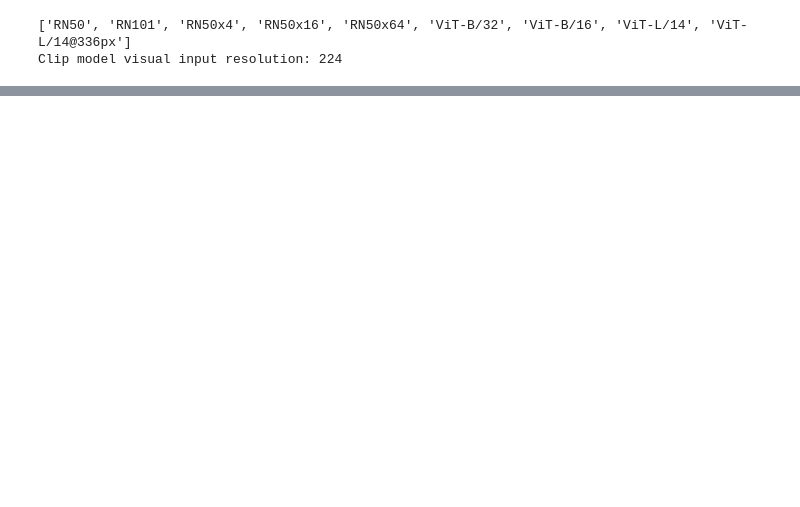
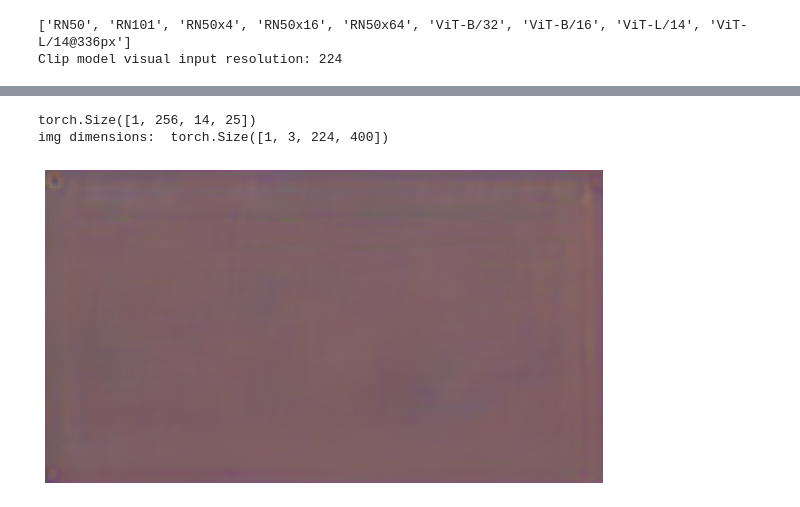
Before and after one commit to kaspar0852/Text-to-image-CLIP-and-Taming-transformer, a Jupyter notebook: Text_To_Image.ipynb, the cells around one changed output, grey strips where cells are left out. Saved outputs shown, nothing was run; the diff lists cells and outputs as text; code cells hidden in the pictures; blank space fills up the shorter version.

```diff
--- a/Text_To_Image.ipynb
+++ b/Text_To_Image.ipynb
@@ -114,3 +185,55 @@ taming_model = load_vqgan(taming_config,chk_path = "./models/vqgan_imagenet_f16_
 # %%
 #we are seeing all the detailed information of the generator /transformer model when we execute the -
 #-top code it uses 256 channels,and patches of 16 * 16 pixels each
+# %%
+##Declare the values that we are going to optimize
+#These are the values that we are going to gradually changing-
+#-and optimizing to produce image that matches the text prompt.
+class Parameters(torch.nn.Module):
+  def __init__(self):
+    super(Parameters, self).__init__()
+    self.data = .5*torch.randn(batch_size, 256, size1//16, size2//16).cuda() # 1x256x14x15 (225/16, 400/16)
+    self.data = torch.nn.Parameter(torch.sin(self.data))
+
+  def forward(self):
+    return self.data
+
+def init_params():
+  params=Parameters().cuda()
+  optimizer = torch.optim.AdamW([{'params':[params.data], 'lr': learning_rate}], weight_decay=wd)
+  return params, optimizer
+# %%
+#here we will implement functions which will use the CLIP architecture to encode the text prompts
+normalize = torchvision.transforms.Normalize((0.48145466, 0.4578275, 0.40821073), (0.26862954, 0.26130258, 0.27577711))
+
+def encodeText(text):
+  t=clip.tokenize(text).cuda()
+  t=clipmodel.encode_text(t).detach().clone()
+  return t
+
+def createEncodings(include, exclude, extras):
+  include_enc=[]
+  for text in include:
+    include_enc.append(encodeText(text))
+  exclude_enc=encodeText(exclude) if exclude != '' else 0
+  extras_enc=encodeText(extras) if extras !='' else 0
+
+  return include_enc, exclude_enc, extras_enc
+#another very important thing we need to decalre which we will be using later is that,-
+#-we are going to be creating the crops of the image
+augTransform = torch.nn.Sequential(
+    torchvision.transforms.RandomHorizontalFlip(),
+    torchvision.transforms.RandomAffine(30, (.2, .2), fill=0)
+).cuda()
+
+Params, optimizer = init_params()
+
+with torch.no_grad():
+  print(Params().shape)
+  img= norm_data(generator(Params()).cpu()) # 1 x 3 x 224 x 400 [225 x 400]
+  print("img dimensions: ",img.shape)
+  show_from_tensor(img[0])
+# %% [output]
+torch.Size([1, 256, 14, 25])
+img dimensions:  torch.Size([1, 3, 224, 400])
+[figure, added]
```
Also changed, not shown: parts of 8 cells of this notebook.
